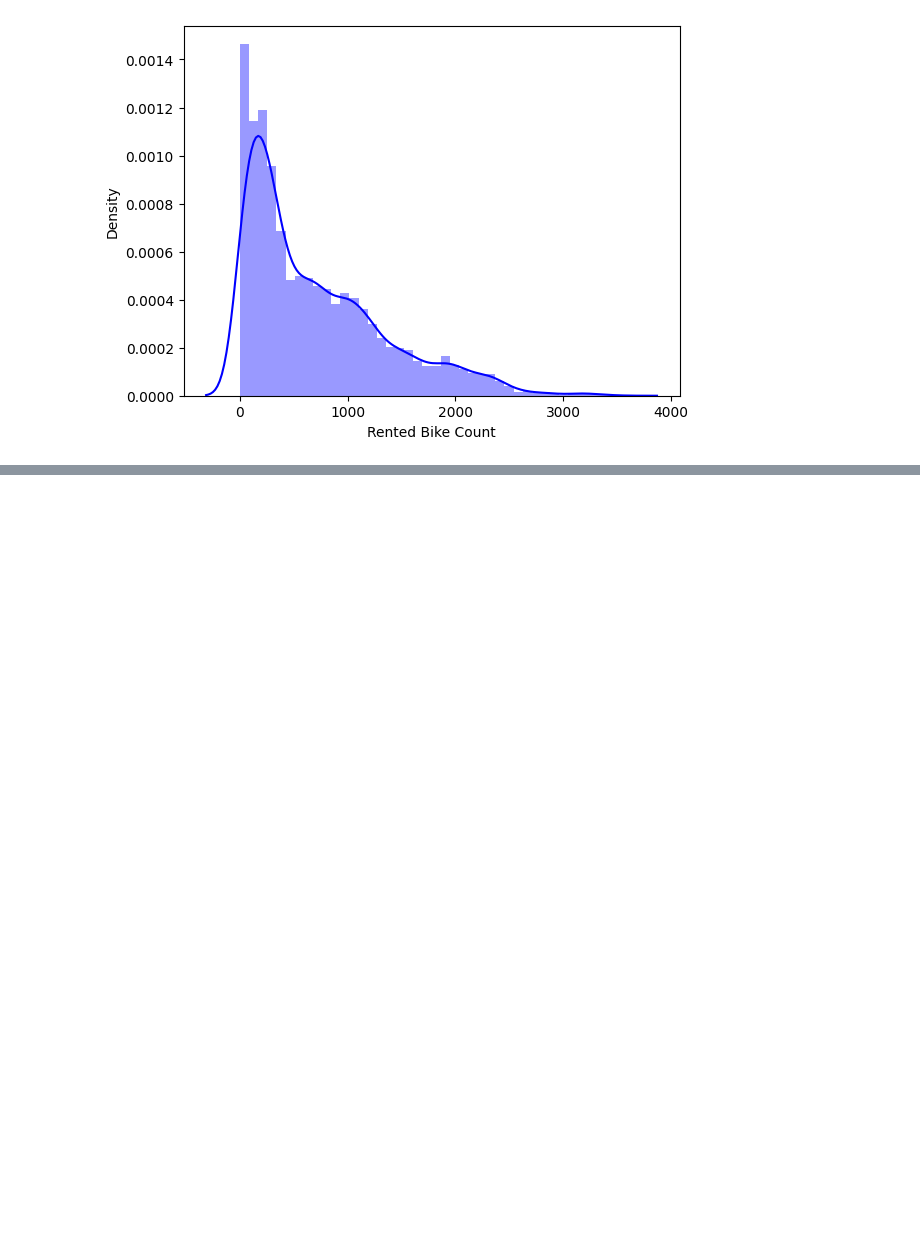
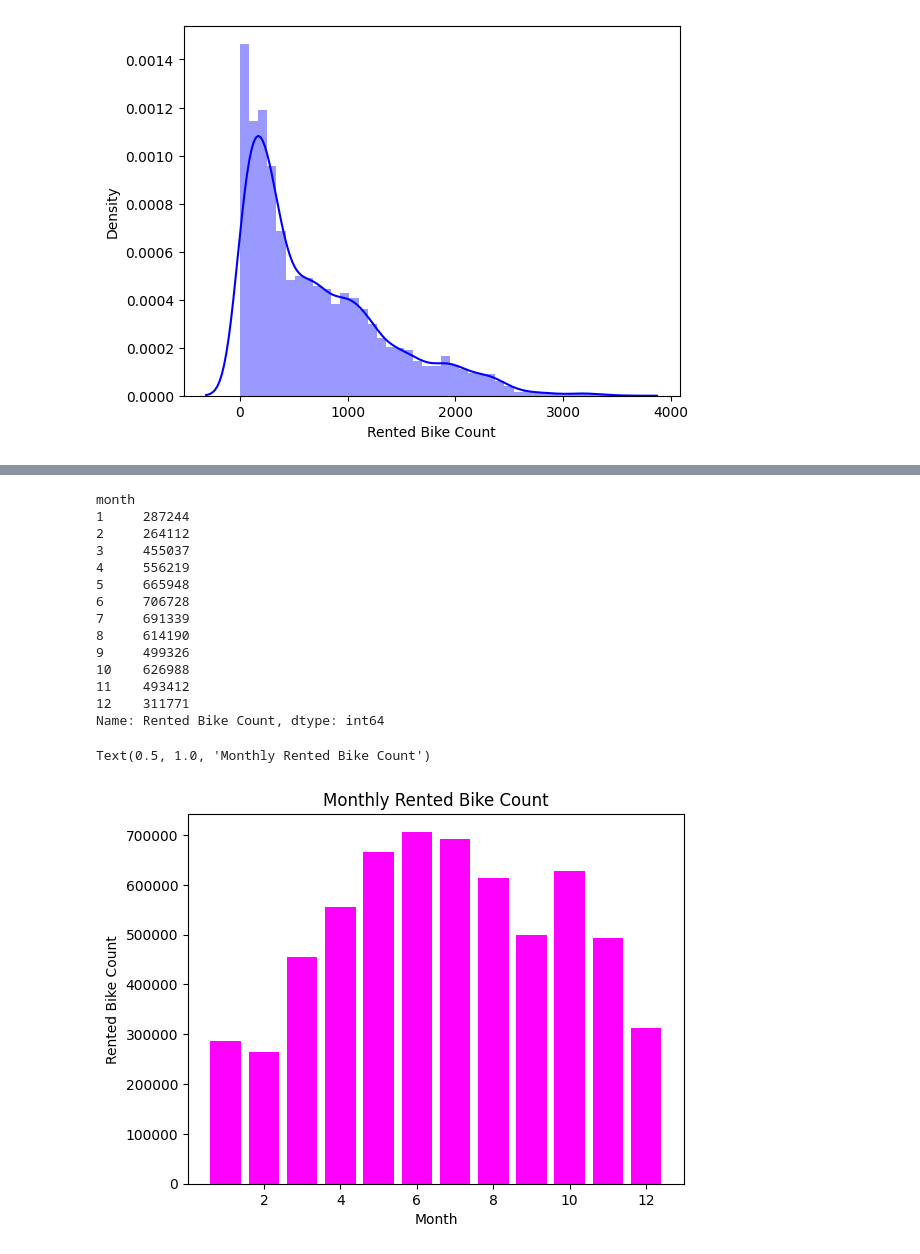
Before and after one commit to rajkumarshedage/Bike-Sharing-Demand-Prediction, a Jupyter notebook: Bike_Sharing_Demand_Prediction.ipynb, the cells around one changed output, grey strips where cells are left out. Drawn from its saved outputs; the diff is of its cells as text; code cells hidden in the pictures; blank space fills up the shorter version.

```diff
--- a/Bike_Sharing_Demand_Prediction.ipynb
+++ b/Bike_Sharing_Demand_Prediction.ipynb
@@ -269,0 +295,32 @@ sns.distplot(df['Rented Bike Count'], color = 'blue' , label = 'All')
+# %%
+## Rented Bike Count per month
+
+monthly_rentals = df.groupby("month")["Rented Bike Count"].sum()
+print(monthly_rentals)
+print()
+## Plot the bar chart
+
+plt.bar(monthly_rentals.index, monthly_rentals.values, color = "magenta")
+
+## Add labels and title
+
+plt.xlabel("Month")
+plt.ylabel("Rented Bike Count")
+plt.title("Monthly Rented Bike Count")
+# %% [output]
+month
+1     287244
+2     264112
+3     455037
+4     556219
+5     665948
+6     706728
+7     691339
+8     614190
+9     499326
+10    626988
+11    493412
+12    311771
+Name: Rented Bike Count, dtype: int64
+Text(0.5, 1.0, 'Monthly Rented Bike Count')
+[figure, added]
```
Also changed, not shown: parts of 15 cells of this notebook.
